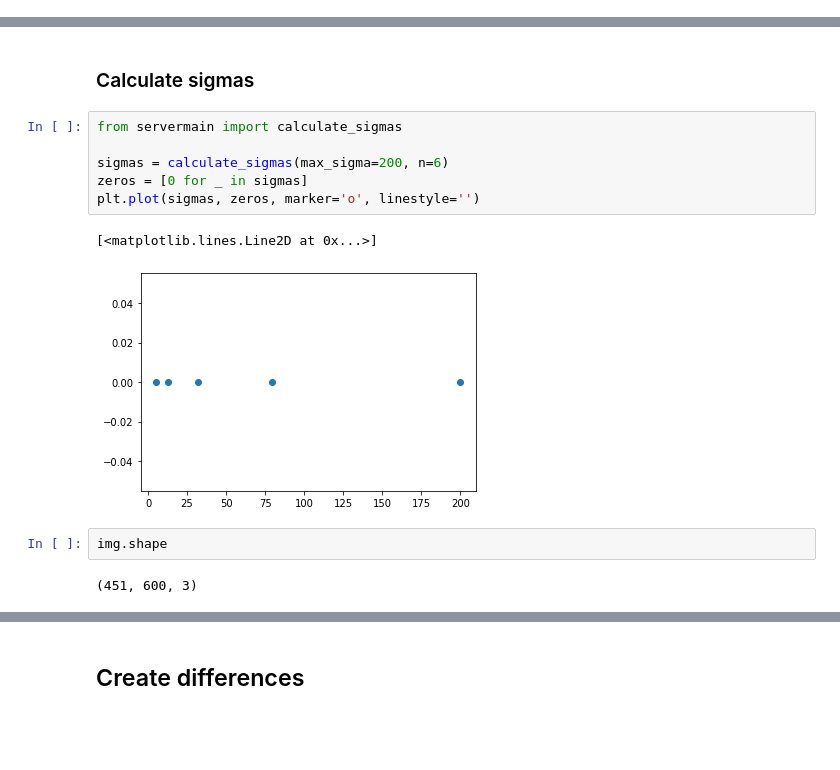
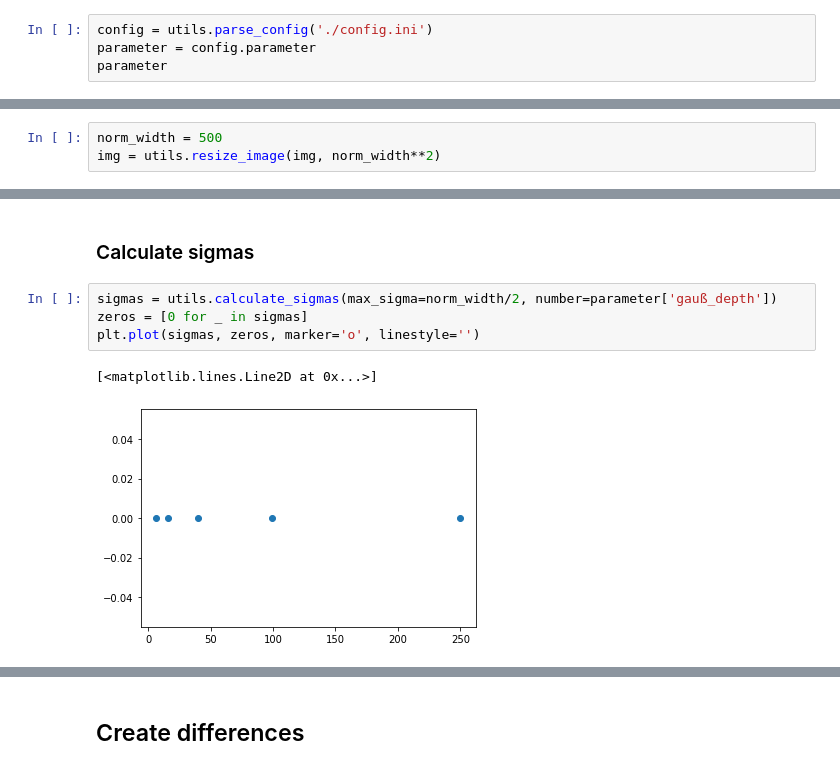
Before and after one commit to nilsschillmann/bachelor, a Jupyter notebook: example.ipynb, the cells around one changed output, grey strips where cells are left out. Saved outputs shown, nothing was run; the diff lists cells and outputs as text; blank space fills up the shorter version.

```diff
--- a/example.ipynb
+++ b/example.ipynb
@@ -6,0 +15,4 @@ import pipeline as pipe
+# %%
+config = utils.parse_config('./config.ini')
+parameter = config.parameter
+parameter
@@ -15,0 +39,3 @@ plot.img(img)
+# %%
+norm_width = 500
+img = utils.resize_image(img, norm_width**2)
@@ -25,18 +88,12 @@ plot.lab(lab)
 # %% [markdown]
 ### Calculate sigmas
 # %%
-from servermain import calculate_sigmas
-
-sigmas = calculate_sigmas(max_sigma=200, n=6)
+sigmas = utils.calculate_sigmas(max_sigma=norm_width/2, number=parameter['gauß_depth'])
 zeros = [0 for _ in sigmas]
 plt.plot(sigmas, zeros, marker='o', linestyle='')
 # %% [output]
 [<matplotlib.lines.Line2D at 0x...>]
-[figure, old version]
+[figure, new version]
-# %%
-img.shape
-# %% [output]
-(451, 600, 3)
 # %%
 scalespaces = pipe.create_scalespaces(lab, sigmas)
 plot.scalespaces(scalespaces)
```
Also changed, not shown: parts of 21 cells of this notebook, 3 other files.
